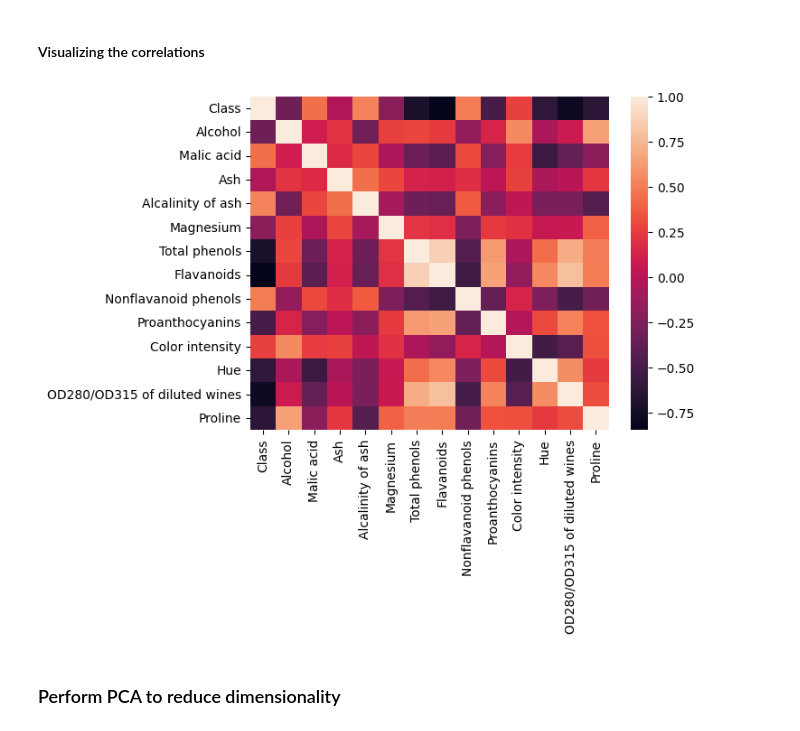
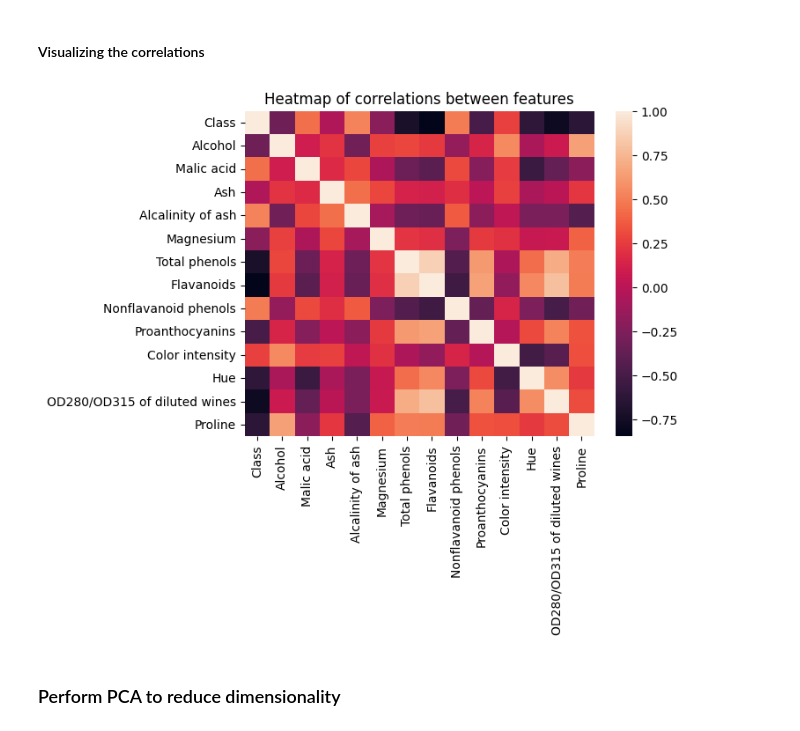
Before and after one commit to sskender/data-visualization, a Jupyter notebook: lab3/Wines.ipynb, the cells around one changed output. Saved outputs shown, nothing was run; the diff lists cells and outputs as text; code cells hidden in the pictures.

```diff
--- a/lab3/Wines.ipynb
+++ b/lab3/Wines.ipynb
@@ -98,9 +100,11 @@ plt.show()
 # %%
 correlations = df.corr()
 sns.heatmap(correlations, annot=False)
+
+plt.title('Heatmap of correlations between features')
 plt.show()
 # %% [output]
-[figure, old version]
+[figure, new version]
 # %% [markdown]
 ### Perform PCA to reduce dimensionality
 # %% [markdown]
```
Also changed, not shown: parts of 6 cells of this notebook, 1 other file.
